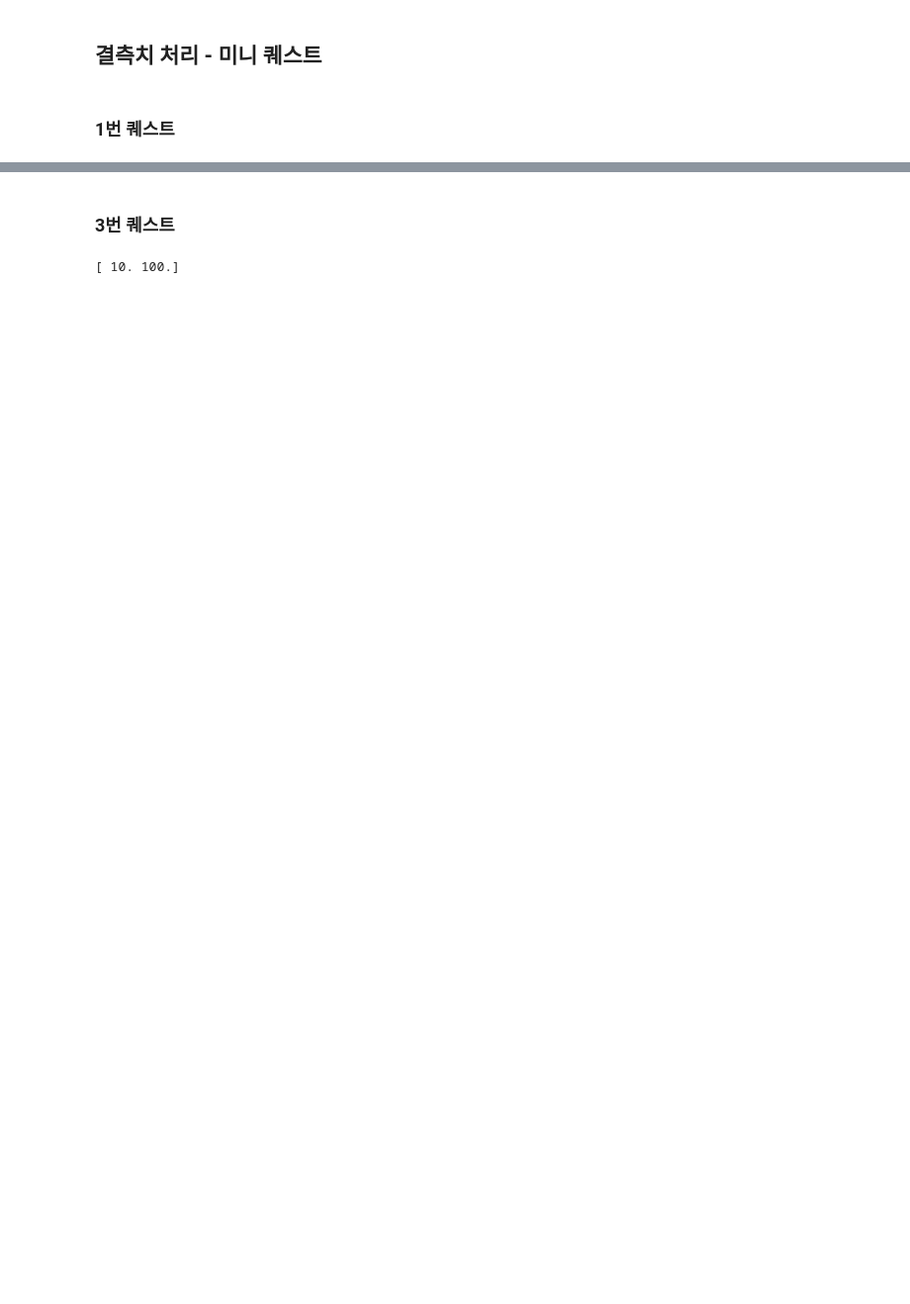
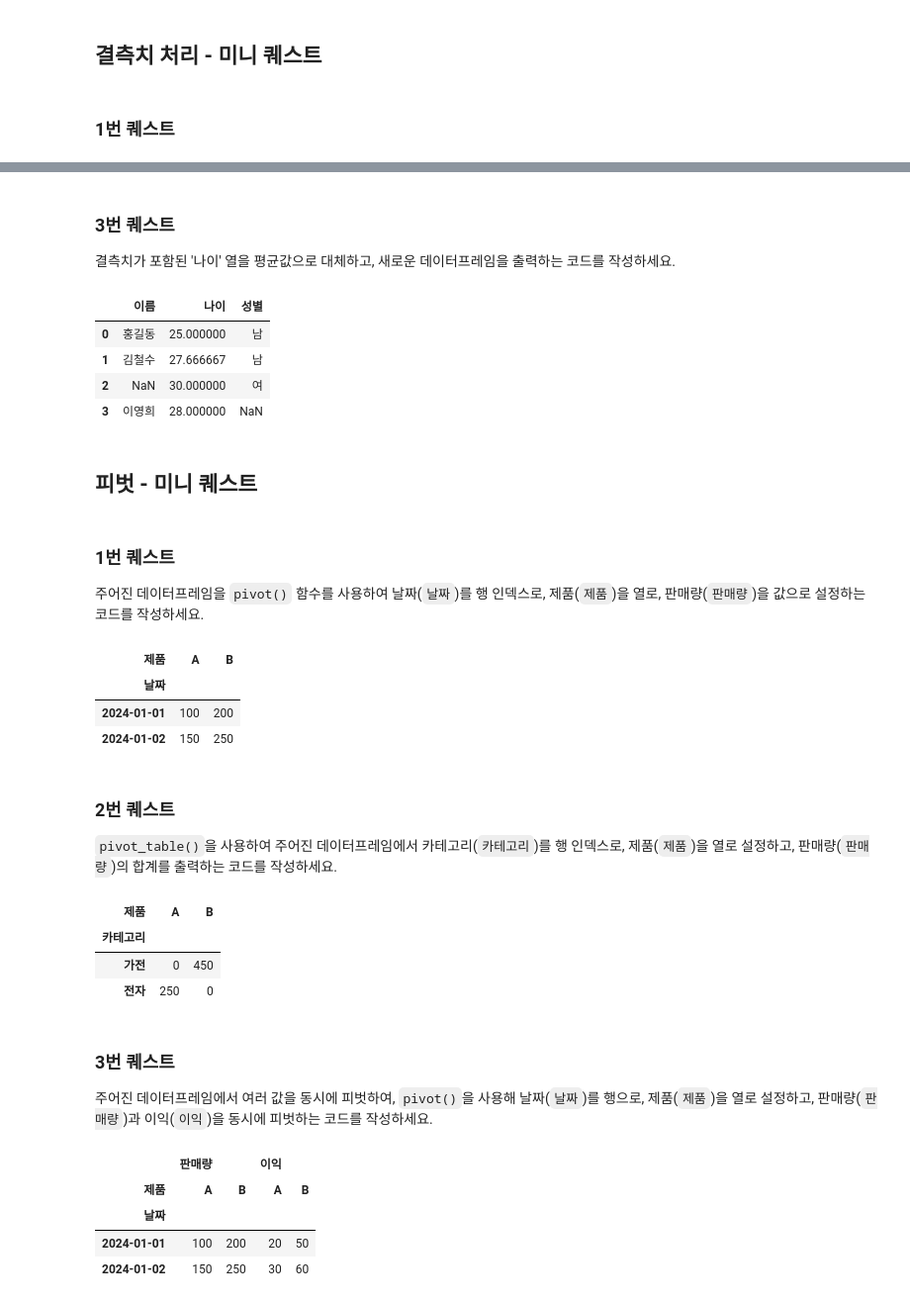
Before and after one commit to 100-hours-a-week/KTB4-grant-AI, a Jupyter notebook: 03/pandas.ipynb, the cells around one changed output, grey strips where cells are left out. Shown at 99% size. Drawn from its saved outputs; the diff is of its cells as text; code cells hidden in the pictures; blank space fills up the shorter version.

```diff
--- a/03/pandas.ipynb
+++ b/03/pandas.ipynb
@@ -254,8 +277,73 @@ print(arr, brr)
 # %% [markdown]
 ### 3번 퀘스트
+결측치가 포함된 '나이' 열을 평균값으로 대체하고, 새로운 데이터프레임을 출력하는 코드를 작성하세요.
 # %%
-arr = np.array([1, np.e, 10, 100])
+data = {'이름': ['홍길동', '김철수', np.nan, '이영희'],
+        '나이': [25, np.nan, 30, 28],
+        '성별': ['남', '남', '여', np.nan]}
+df = pd.DataFrame(data)
 
-print(arr[np.log(arr) > 1])
+new_df = df.copy()
+new_df["나이"] = df["나이"].fillna(df["나이"].mean())
+new_df
 # %% [output]
-[ 10. 100.]
+|  | 이름 | 나이 | 성별 |
+| 0 | 홍길동 | 25.000000 | 남 |
+| 1 | 김철수 | 27.666667 | 남 |
+| 2 | NaN | 30.000000 | 여 |
+| 3 | 이영희 | 28.000000 | NaN |
+# %% [markdown]
+## 피벗 - 미니 퀘스트
+# %% [markdown]
+### 1번 퀘스트
+주어진 데이터프레임을 `pivot()` 함수를 사용하여 날짜(`날짜`)를 행 인덱스로, 제품(`제품`)을 열로, 판매량(`판매량`)을 값으로 설정하는 코드를 작성하세요.
+# %%
+data = {
+    '날짜': ['2024-01-01', '2024-01-01', '2024-01-02', '2024-01-02'],
+    '제품': ['A', 'B', 'A', 'B'],
+    '판매량': [100, 200, 150, 250]
+}
+df = pd.DataFrame(data)
+
+df.pivot(index="날짜", columns="제품", values="판매량")
+# %% [output]
+| 제품 | A | B |
+| 날짜 |  |  |
+| 2024-01-01 | 100 | 200 |
+| 2024-01-02 | 150 | 250 |
+# %% [markdown]
+### 2번 퀘스트
+`pivot_table()`을 사용하여 주어진 데이터프레임에서 카테고리(`카테고리`)를 행 인덱스로, 제품(`제품`)을 열로 설정하고, 판매량(`판매량`)의 합계를 출력하는 코드를 작성하세요.
+# %%
+data = {
+    '카테고리': ['전자', '가전', '전자', '가전'],
+    '제품': ['A', 'B', 'A', 'B'],
+    '판매량': [100, 200, 150, 250]
+}
+df = pd.DataFrame(data)
+
+df.pivot_table(index="카테고리", columns="제품", values="판매량", aggfunc="sum", fill_value=0)
+# %% [output]
+| 제품 | A | B |
+| 카테고리 |  |  |
+| 가전 | 0 | 450 |
+| 전자 | 250 | 0 |
+# %% [markdown]
+### 3번 퀘스트
+주어진 데이터프레임에서 여러 값을 동시에 피벗하여, `pivot()`을 사용해 날짜(`날짜`)를 행으로, 제품(`제품`)을 열로 설정하고, 판매량(`판매량`)과 이익(`이익`)을 동시에 피벗하는 코드를 작성하세요.
+# %%
+data = {
+    '날짜': ['2024-01-01', '2024-01-01', '2024-01-02', '2024-01-02'],
+    '제품': ['A', 'B', 'A', 'B'],
+    '판매량': [100, 200, 150, 250],
+    '이익': [20, 50, 30, 60]
+}
+df = pd.DataFrame(data)
+
+df.pivot(index="날짜", columns="제품", values=["판매량", "이익"])
+# %% [output]
+|  | 판매량 |  | 이익 |  |
+| 제품 | A | B | A | B |
+| 날짜 |  |  |  |  |
+| 2024-01-01 | 100 | 200 | 20 | 50 |
+| 2024-01-02 | 150 | 250 | 30 | 60 |
```
Also changed, not shown: parts of 33 cells of this notebook.
